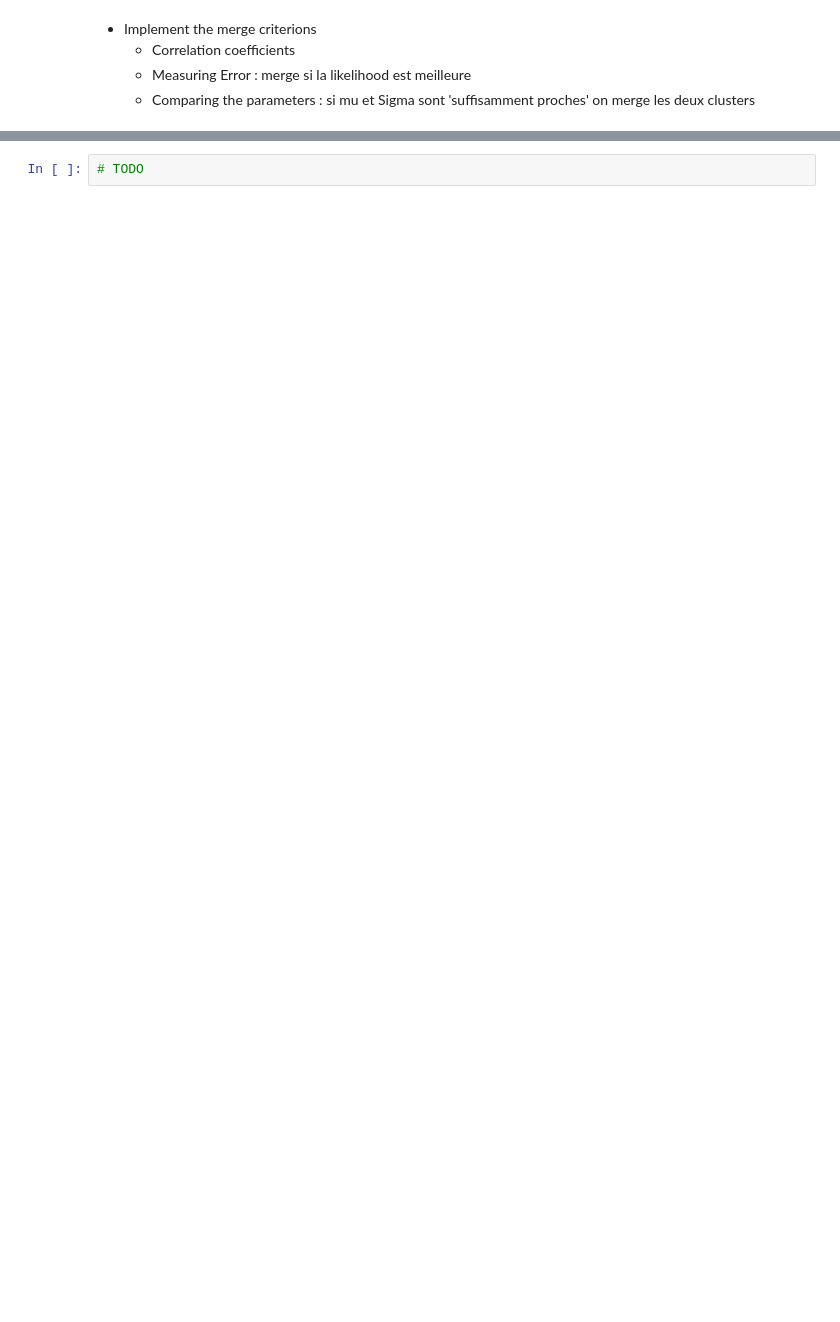
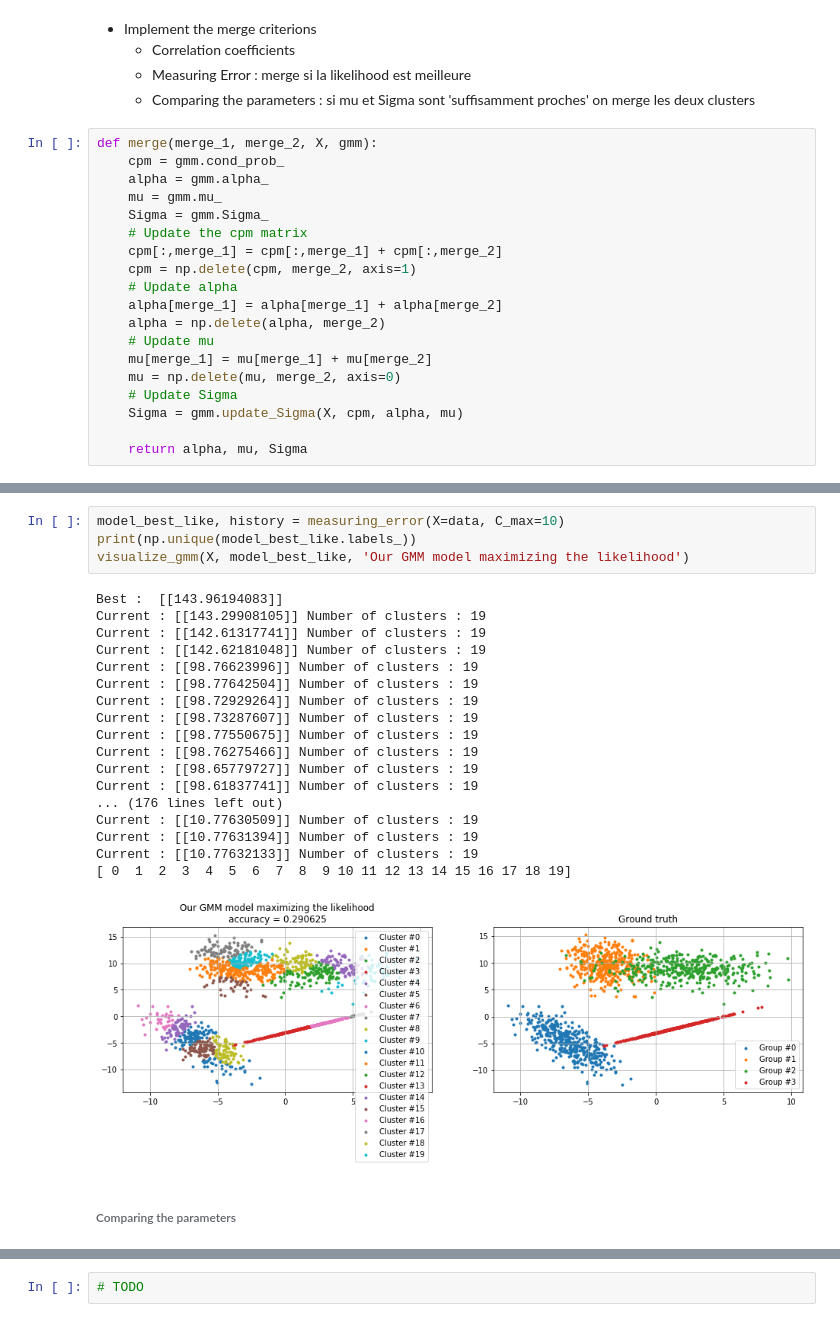
Before and after one commit to EmmanuelJhno/AML-labs, a Jupyter notebook: Cours 7 - TP/L6_Jehanno_Brandeis.ipynb, the cells around one changed output, grey strips where cells are left out. Cells and saved outputs as stored; diff of their text form; blank space fills up the shorter version.

```diff
--- a/Cours 7 - TP/L6_Jehanno_Brandeis.ipynb
+++ b/Cours 7 - TP/L6_Jehanno_Brandeis.ipynb
@@ -475,4 +589,23 @@ According to the BIC criterion, the optimal value for M is 1
     - Correlation coefficients
     - Measuring Error : merge si la likelihood est meilleure
     - Comparing the parameters : si mu et Sigma sont 'suffisamment proches' on merge les deux clusters
+# %%
+def merge(merge_1, merge_2, X, gmm):
+    cpm = gmm.cond_prob_
+    alpha = gmm.alpha_
+    mu = gmm.mu_
+    Sigma = gmm.Sigma_
+    # Update the cpm matrix
+    cpm[:,merge_1] = cpm[:,merge_1] + cpm[:,merge_2]
+    cpm = np.delete(cpm, merge_2, axis=1)
+    # Update alpha
+    alpha[merge_1] = alpha[merge_1] + alpha[merge_2]
+    alpha = np.delete(alpha, merge_2)
+    # Update mu
+    mu[merge_1] = mu[merge_1] + mu[merge_2]
+    mu = np.delete(mu, merge_2, axis=0)
+    # Update Sigma
+    Sigma = gmm.update_Sigma(X, cpm, alpha, mu)
+
+    return alpha, mu, Sigma
 # %%
@@ -561 +719,26 @@ plt.show()
+# %%
+model_best_like, history = measuring_error(X=data, C_max=10)
+print(np.unique(model_best_like.labels_))
+visualize_gmm(X, model_best_like, 'Our GMM model maximizing the likelihood')
+# %% [output]
+Best :  [[143.96194083]]
+Current : [[143.29908105]] Number of clusters : 19
+Current : [[142.61317741]] Number of clusters : 19
+Current : [[142.62181048]] Number of clusters : 19
+Current : [[98.76623996]] Number of clusters : 19
+Current : [[98.77642504]] Number of clusters : 19
+Current : [[98.72929264]] Number of clusters : 19
+Current : [[98.73287607]] Number of clusters : 19
+Current : [[98.77550675]] Number of clusters : 19
+Current : [[98.76275466]] Number of clusters : 19
+Current : [[98.65779727]] Number of clusters : 19
+Current : [[98.61837741]] Number of clusters : 19
+... (176 lines left out)
+Current : [[10.77630509]] Number of clusters : 19
+Current : [[10.77631394]] Number of clusters : 19
+Current : [[10.77632133]] Number of clusters : 19
+[ 0  1  2  3  4  5  6  7  8  9 10 11 12 13 14 15 16 17 18 19]
+[figure, added]
+# %% [markdown]
+###### Comparing the parameters
 # %% [markdown]
```
Also changed, not shown: parts of 23 cells of this notebook.
